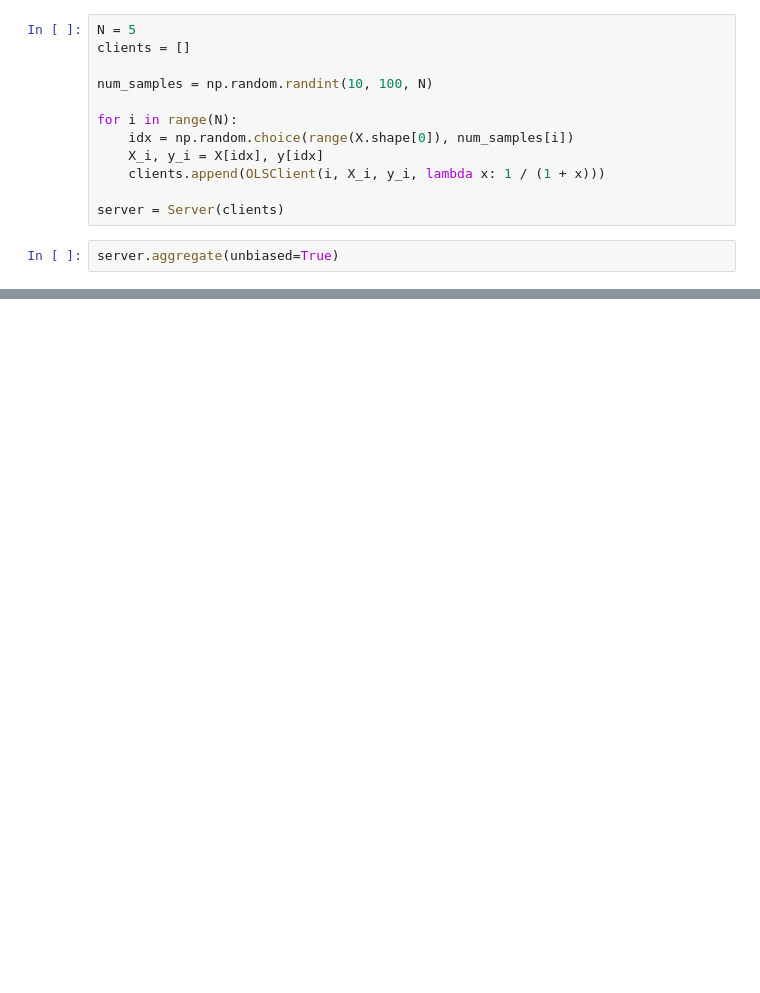
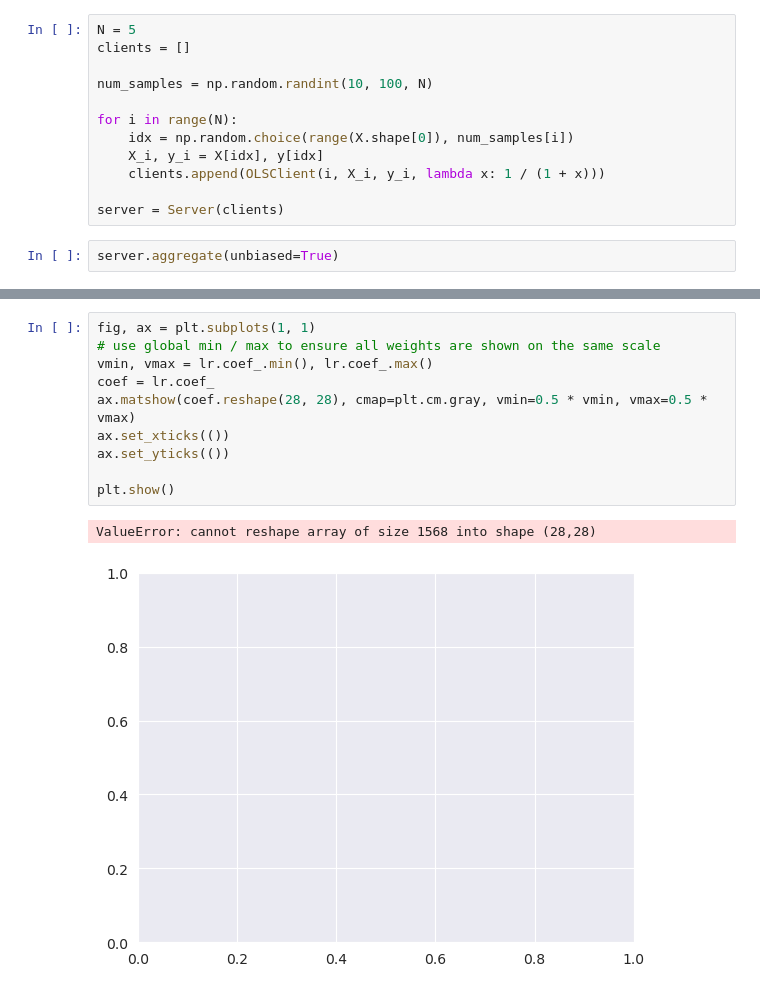
Before and after one commit to TheImpressiveDonut/Incentivization-Collab-Linear, a Jupyter notebook: main.ipynb, the cells around one changed output, grey strips where cells are left out. Saved outputs shown, nothing was run; the diff lists cells and outputs as text; blank space fills up the shorter version.

```diff
--- a/main.ipynb
+++ b/main.ipynb
@@ -141,0 +251,13 @@ plt.show()
+# %%
+fig, ax = plt.subplots(1, 1)
+# use global min / max to ensure all weights are shown on the same scale
+vmin, vmax = lr.coef_.min(), lr.coef_.max()
+coef = lr.coef_
+ax.matshow(coef.reshape(28, 28), cmap=plt.cm.gray, vmin=0.5 * vmin, vmax=0.5 * vmax)
+ax.set_xticks(())
+ax.set_yticks(())
+
+plt.show()
+# %% [output]
+ValueError: cannot reshape array of size 1568 into shape (28,28)
+[figure, added]
```
Also changed, not shown: parts of 27 cells of this notebook, 3 other files.
